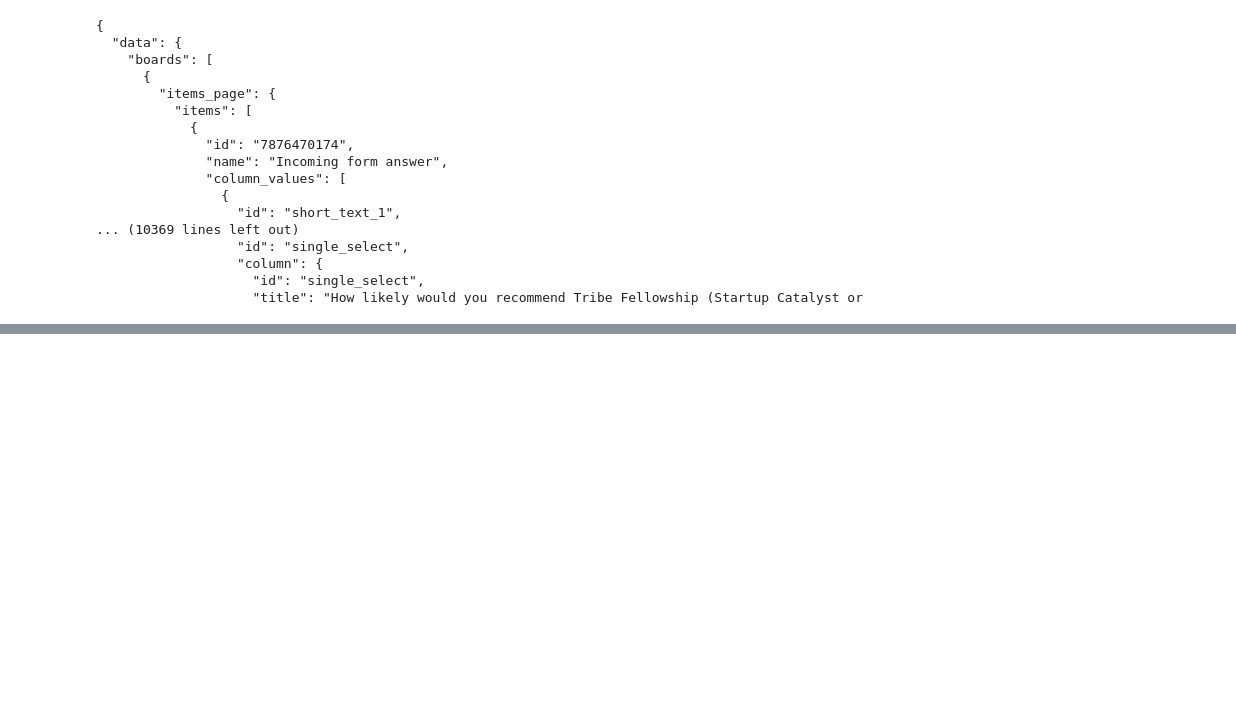
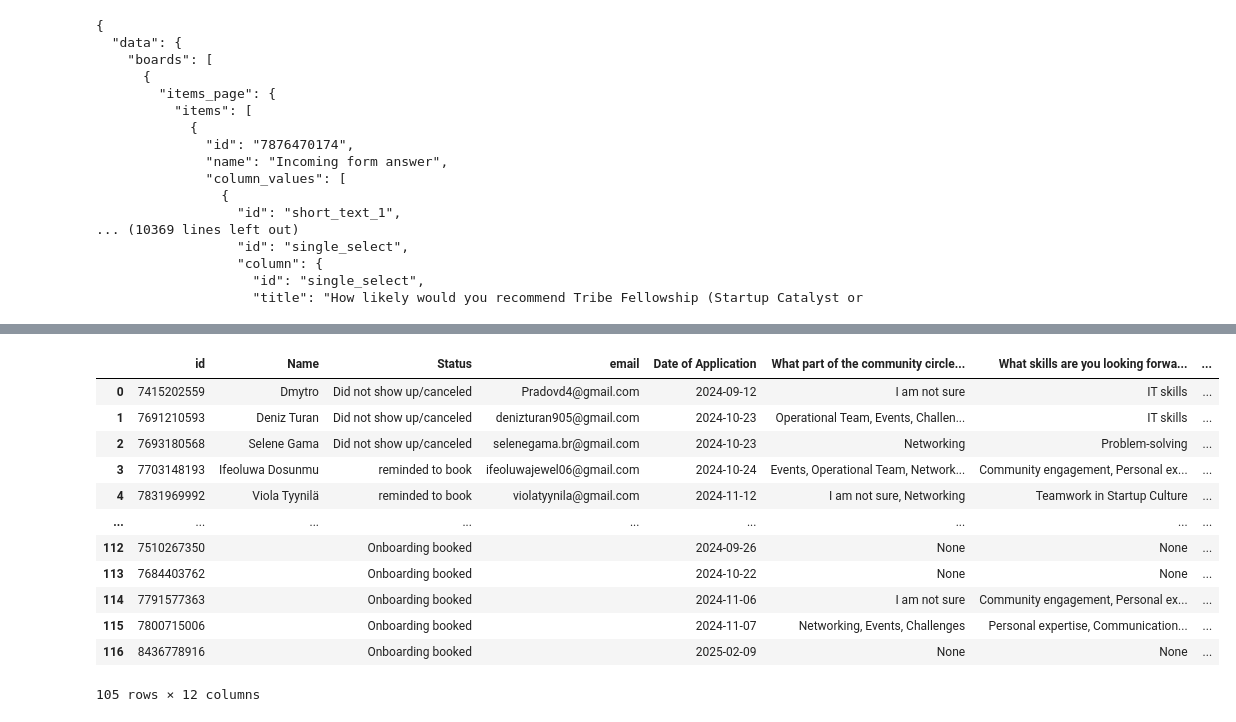
Before and after one commit to TribeDataTeam/Tribe-Data-Team, a Jupyter notebook: tribe_community_circle_data.ipynb, the cells around one changed output, grey strips where cells are left out. Cells and saved outputs as stored; diff of their text form; code cells hidden in the pictures; blank space fills up the shorter version.

```diff
--- a/tribe_community_circle_data.ipynb
+++ b/tribe_community_circle_data.ipynb
@@ -232,0 +301,20 @@ Index(['id', 'name', 'Name', 'Status', 'Date of Application', 'Email Date',
+# %%
+#removing unwanted columns
+
+com_reg_ext.drop(columns= ['name', 'Email Date', 'Do you have a startup/business idea that you want to work on?'], inplace= True)
+
+com_reg_ext
+# %% [output]
+|  | id | Name | Status | email | Date of Application | What part of the community circle... | What skills are you looking forwa... | ... |
+| 0 | 7415202559 | Dmytro | Did not show up/canceled | Pradovd4@gmail.com | 2024-09-12 | I am not sure | IT skills | ... |
+| 1 | 7691210593 | Deniz Turan | Did not show up/canceled | denizturan905@gmail.com | 2024-10-23 | Operational Team, Events, Challen... | IT skills | ... |
+| 2 | 7693180568 | Selene Gama | Did not show up/canceled | selenegama.br@gmail.com | 2024-10-23 | Networking | Problem-solving | ... |
+| 3 | 7703148193 | Ifeoluwa Dosunmu | reminded to book | ifeoluwajewel06@gmail.com | 2024-10-24 | Events, Operational Team, Network... | Community engagement, Personal ex... | ... |
+| 4 | 7831969992 | Viola Tyynilä | reminded to book | violatyynila@gmail.com | 2024-11-12 | I am not sure, Networking | Teamwork in Startup Culture | ... |
+| ... | ... | ... | ... | ... | ... | ... | ... | ... |
+| 112 | 7510267350 |  | Onboarding booked |  | 2024-09-26 | None | None | ... |
+| 113 | 7684403762 |  | Onboarding booked |  | 2024-10-22 | None | None | ... |
+| 114 | 7791577363 |  | Onboarding booked |  | 2024-11-06 | I am not sure | Community engagement, Personal ex... | ... |
+| 115 | 7800715006 |  | Onboarding booked |  | 2024-11-07 | Networking, Events, Challenges | Personal expertise, Communication... | ... |
+| 116 | 8436778916 |  | Onboarding booked |  | 2025-02-09 | None | None | ... |
+105 rows × 12 columns
```
Also changed, not shown: parts of 16 cells of this notebook, 1 other file.
